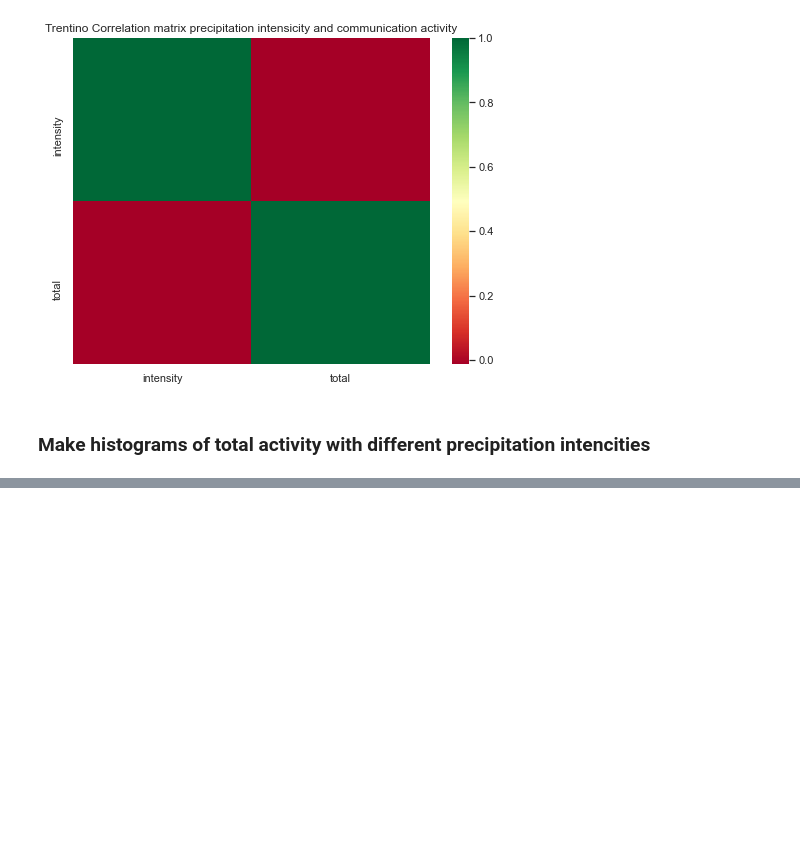
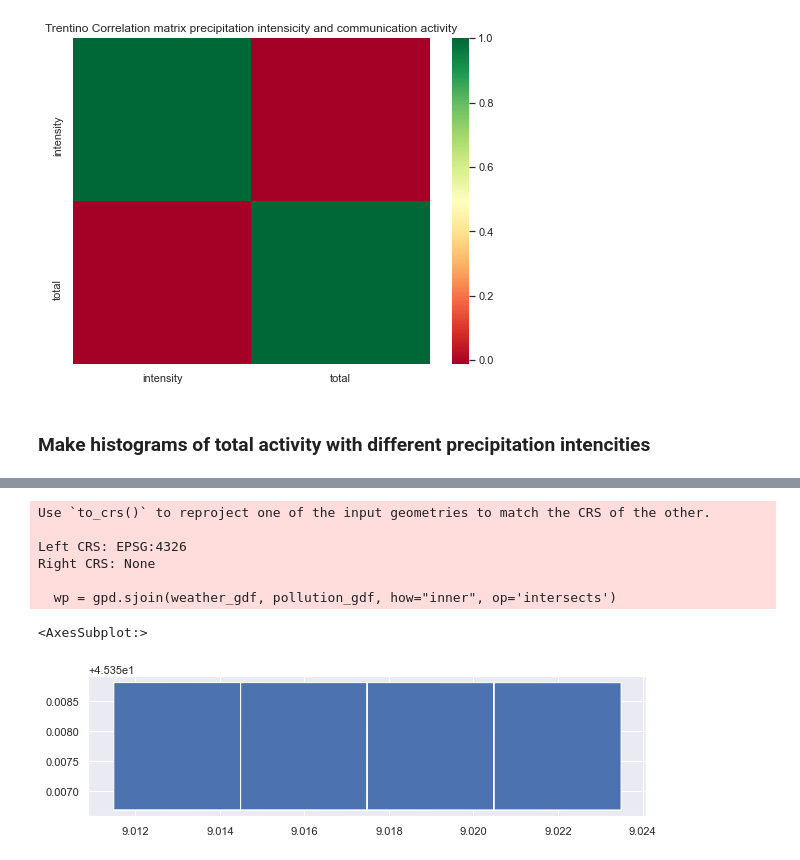
Before and after one commit to Saukkoriipi/DDI_Project, a Jupyter notebook: Project_main.ipynb, the cells around one changed output, grey strips where cells are left out. Cells and saved outputs as stored; diff of their text form; code cells hidden in the pictures; blank space fills up the shorter version.

```diff
--- a/Project_main.ipynb
+++ b/Project_main.ipynb
@@ -893,0 +999,27 @@ df
+# %%
+# Define path to folder of Milano pollution data files
+pollution_paths = glob2.glob("data/milano_pollution_data/*")
+
+# Run milano_pollution function and get all Milano pollution data
+pollution = create_pollution_SFrame(pollution_paths)
+
+# Read weather files and rename columns
+weather = SFrame.read_csv('data/MeteoMilano_01-11-13_01-01-14.csv', sep=",", header=None)
+weather = weather.rename({'X1':'timestamp', 'X2':'SquareID', 'X3':"intensity", "X4":"coverage", "X5":"type"})
+
+# Read pollution information file
+pollution_info = SFrame.read_csv('data/milano_airQuality/milano_pollution_legend2.csv', sep=",", header=None)
+pollution_info = pollution_info.rename({'X1':'id', 'X2':'name', 'X3':"lat", "X4":"lon",
+                                        "X5":"pollution_type", "X6":"pollution_measure",
+                                         "X7":"date_format"})
+
+# Read grid data. Will use geopandas, because format is geojson
+# and Turi is not able to open it.
+milano_grid = gpd.read_file("data/milano-grid.geojson")
+milano_grid.rename(columns={"cellId" : 'SquareID'}, inplace=True)
+
+# Print first rows
+pollution.print_rows(num_rows=5)
+pollution_info.print_rows(num_rows=5)
+weather.print_rows(num_rows=5)
+milano_grid.head(5)
@@ -893,0 +1097,26 @@ df
+# %%
+# Convert pollution2 SFrame to GeoDataFrame
+pollution_df = pd.DataFrame(pollution2)
+pollution_gdf = gpd.GeoDataFrame(pollution_df,
+                                 geometry=gpd.points_from_xy(pollution_df["lon"], pollution_df["lat"]))
+
+# Convert weather_df to geodataframe
+weather_gdf = gpd.GeoDataFrame(weather_df, geometry=weather_df['geometry'])
+
+# Set coordinate reference system to both geodataframes
+#pollution_gdf = pollution_gdf.set_crs(epsg=4326)
+#weather_gdf = weather_gdf.set_crs(epsg=4326)
+
+# Make spatial join
+#wp = gpd.sjoin(weather_gdf, pollution_gdf, how="inner", op='intersects')
+
+weather_gdf.plot()
+# %% [output]
+Use `to_crs()` to reproject one of the input geometries to match the CRS of the other.
+
+Left CRS: EPSG:4326
+Right CRS: None
+
+  wp = gpd.sjoin(weather_gdf, pollution_gdf, how="inner", op='intersects')
+<AxesSubplot:>
+[figure, added]
```
Also changed, not shown: parts of 38 cells of this notebook.
